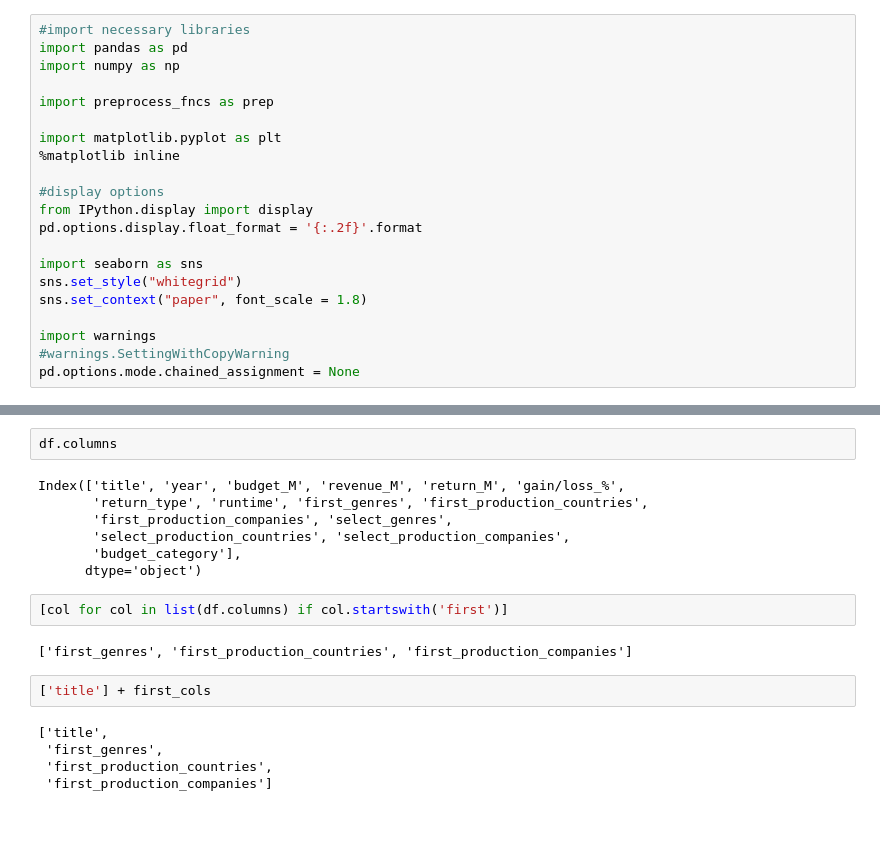
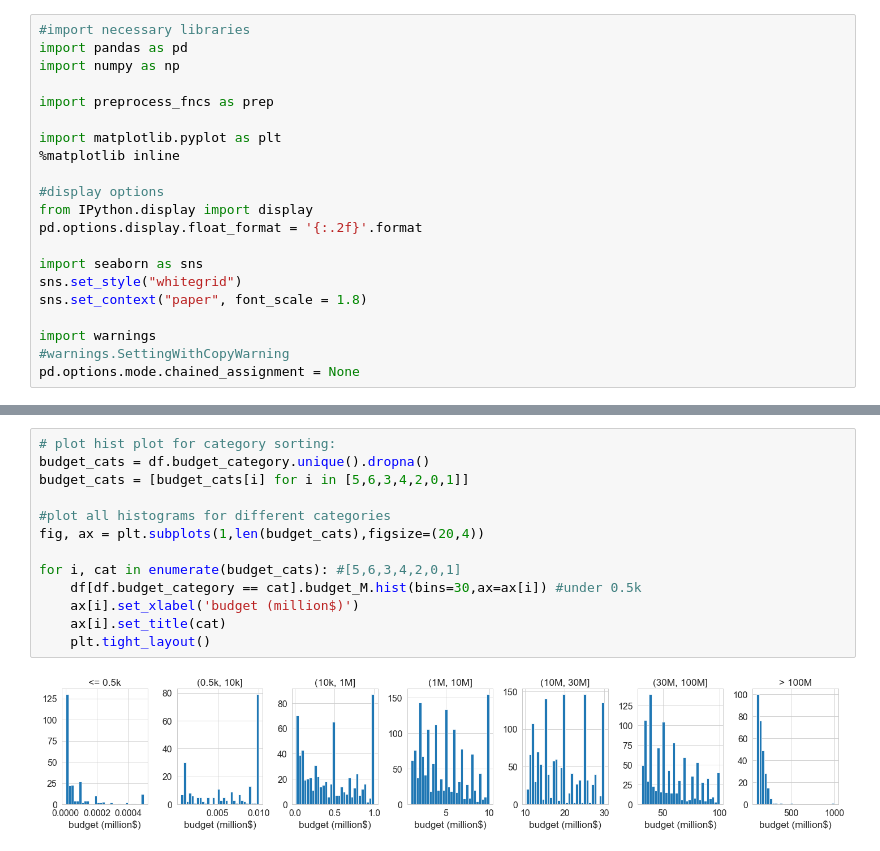
Before and after one commit to evgeniya1/Project1, a Jupyter notebook: analysis_Evgeniya.ipynb, the cells around one changed output, grey strips where cells are left out. Cells and saved outputs as stored; diff of their text form; blank space fills up the shorter version.

```diff
--- a/analysis_Evgeniya.ipynb
+++ b/analysis_Evgeniya.ipynb
@@ -127,20 +97,15 @@ df[filter_cond].describe(include=['object']).iloc[:,:5]
-# %%
-df.columns
-# %% [output]
-Index(['title', 'year', 'budget_M', 'revenue_M', 'return_M', 'gain/loss_%',
-       'return_type', 'runtime', 'first_genres', 'first_production_countries',
-       'first_production_companies', 'select_genres',
-       'select_production_countries', 'select_production_companies',
-       'budget_category'],
-      dtype='object')
-# %%
-[col for col in list(df.columns) if col.startswith('first')]
-# %% [output]
-['first_genres', 'first_production_countries', 'first_production_companies']
-# %%
-['title'] + first_cols
-# %% [output]
-['title',
- 'first_genres',
- 'first_production_countries',
- 'first_production_companies']
+# %%
+# plot hist plot for category sorting:
+budget_cats = df.budget_category.unique().dropna()
+budget_cats = [budget_cats[i] for i in [5,6,3,4,2,0,1]]
+
+#plot all histograms for different categories
+fig, ax = plt.subplots(1,len(budget_cats),figsize=(20,4))
+
+for i, cat in enumerate(budget_cats): #[5,6,3,4,2,0,1]
+    df[df.budget_category == cat].budget_M.hist(bins=30,ax=ax[i]) #under 0.5k
+    ax[i].set_xlabel('budget (million$)')
+    ax[i].set_title(cat)
+    plt.tight_layout()
+# %% [output]
+[figure, added]
```
Also changed, not shown: parts of 18 cells of this notebook, 3 other files.
